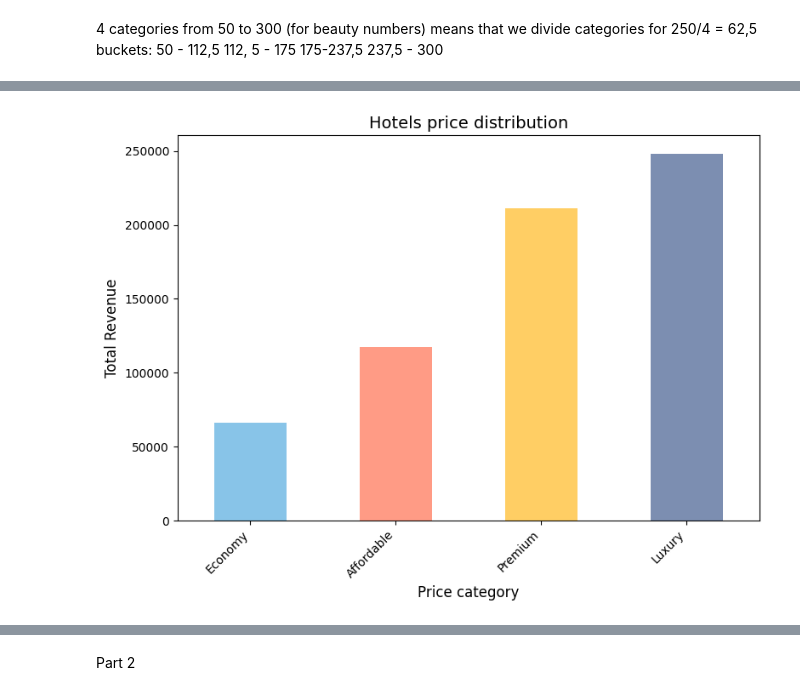
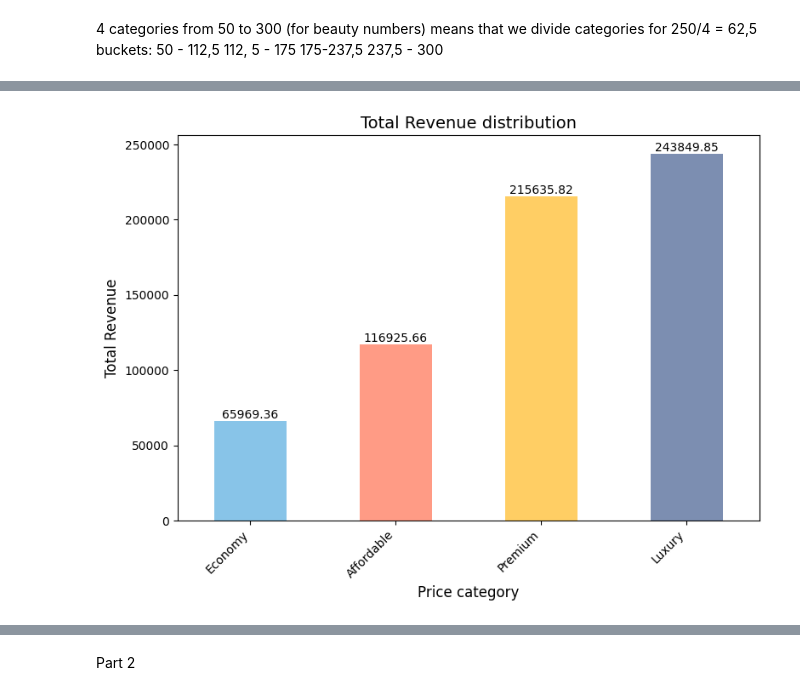
Before and after one commit to anastasiakhromova/project_hotels, a Jupyter notebook: project_raw.ipynb, the cells around one changed output, grey strips where cells are left out. Cells and saved outputs as stored; diff of their text form; code cells hidden in the pictures.

Commit message:
Visualisation almost done - graphs for total rev, percentage of checking in

```diff
--- a/project_raw.ipynb
+++ b/project_raw.ipynb
@@ -123,5 +79,5 @@ result_distribution.rename(columns={'price_x': 'price'}, inplace=True)
 # %%
-pivot_for_visualisation = result_distribution.pivot_table(values= ['guest', 'rooms', 'price', 'price_final'], index='hotel',
+pivot_for_visualisation = merged_distribution.pivot_table(values= ['guest', 'rooms', 'price', 'price_final'], index='hotel',
                                                           aggfunc={'guest':'count', 'rooms':'mean', 'price':'mean', 'price_final':'sum'})
 # %%
 min(hotels['price']) #min price for defining categories of price
@@ -183,0 +108,4 @@ pivot_for_visualisation
+# %%
+pivot_for_visualisation = pivot_for_visualisation.reset_index()
+# %%
+pivot_for_visualisation['check_in_percentage'] = pivot_for_visualisation['guest'] / pivot_for_visualisation['rooms']
@@ -205,0 +141,23 @@ plt.show()
+# %%
+# Группируем данные по ценовой категории и суммируем количество гостей
+category_guests = pivot_for_visualisation.groupby('price_category')['guest'].sum()
+
+# Строим график
+plt.figure(figsize=(8, 6))  # Устанавливаем размер графика
+ax = category_guests.plot(kind='bar', color=['#88c4e8', '#ff9b85', '#ffce64', '#7c8eb1'])  # Столбчатая диаграмма
+
+# Добавляем подписи с цифрами
+for p in ax.patches:
+    ax.annotate(f'{p.get_height()}',  # Текст (число гостей)
+                (p.get_x() + p.get_width() / 2, p.get_height()),  # Позиция (по центру столбика)
+                ha='center', va='center', fontsize=10, color='black', xytext=(0, 5), textcoords='offset points')
+
+# Настройка графика
+plt.title('Distribution of Guests by Price Category', fontsize=14)
+plt.xlabel('Price Category', fontsize=12)
+plt.ylabel('Total Number of Guests', fontsize=12)
+plt.xticks(rotation=45, ha='right')
+plt.tight_layout()  # Улучшает расположение меток
+
+# Показываем график
+plt.show()
@@ -206,22 +166,25 @@ plt.show()
 # %%
-# Задаём порядок категорий
-pivot_for_visualisation['price_category'] = pd.Categorical(pivot_for_visualisation['price_category'], categories=categories, ordered=True)
-
 # Группируем данные по категориям и суммируем выручку
 category_revenue = pivot_for_visualisation.groupby('price_category')['price_final'].sum()
 
 # Строим график
 plt.figure(figsize=(8, 6))  # Устанавливаем размер графика
-category_revenue.plot(kind='bar', color=['#88c4e8', '#ff9b85', '#ffce64', '#7c8eb1'])  # Строим столбчатую диаграмму
+ax = category_revenue.plot(kind='bar', color=['#88c4e8', '#ff9b85', '#ffce64', '#7c8eb1'])  # Столбчатая диаграмма
+
+# Добавляем подписи с цифрами
+for p in ax.patches:
+    ax.annotate(f'{p.get_height()}',  # Текст (число гостей)
+                (p.get_x() + p.get_width() / 2, p.get_height()),  # Позиция (по центру столбика)
+                ha='center', va='center', fontsize=10, color='black', xytext=(0, 5), textcoords='offset points')
 
 # Настройка графика
-plt.title('Hotels price distribution', fontsize=14)
+plt.title('Total Revenue distribution', fontsize=14)
 plt.xlabel('Price category', fontsize=12)
 plt.ylabel('Total Revenue', fontsize=12)
 plt.xticks(rotation=45, ha='right')  # Поворот меток оси X
 plt.tight_layout()  # Улучшаем расположение элементов графика
 
 # Показываем график
 plt.show()
 # %% [output]
-[figure, old version]
+[figure, new version]
```
Also changed, not shown: parts of 29 cells of this notebook.
